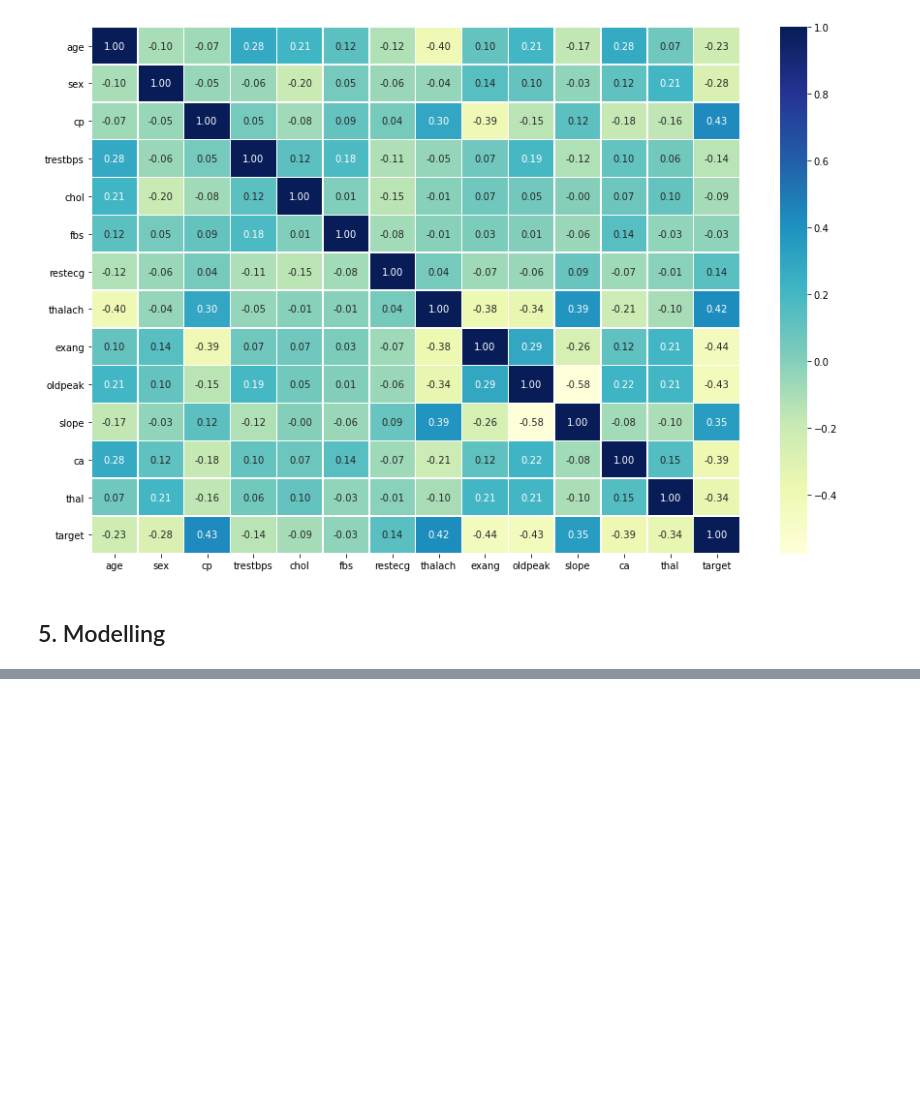
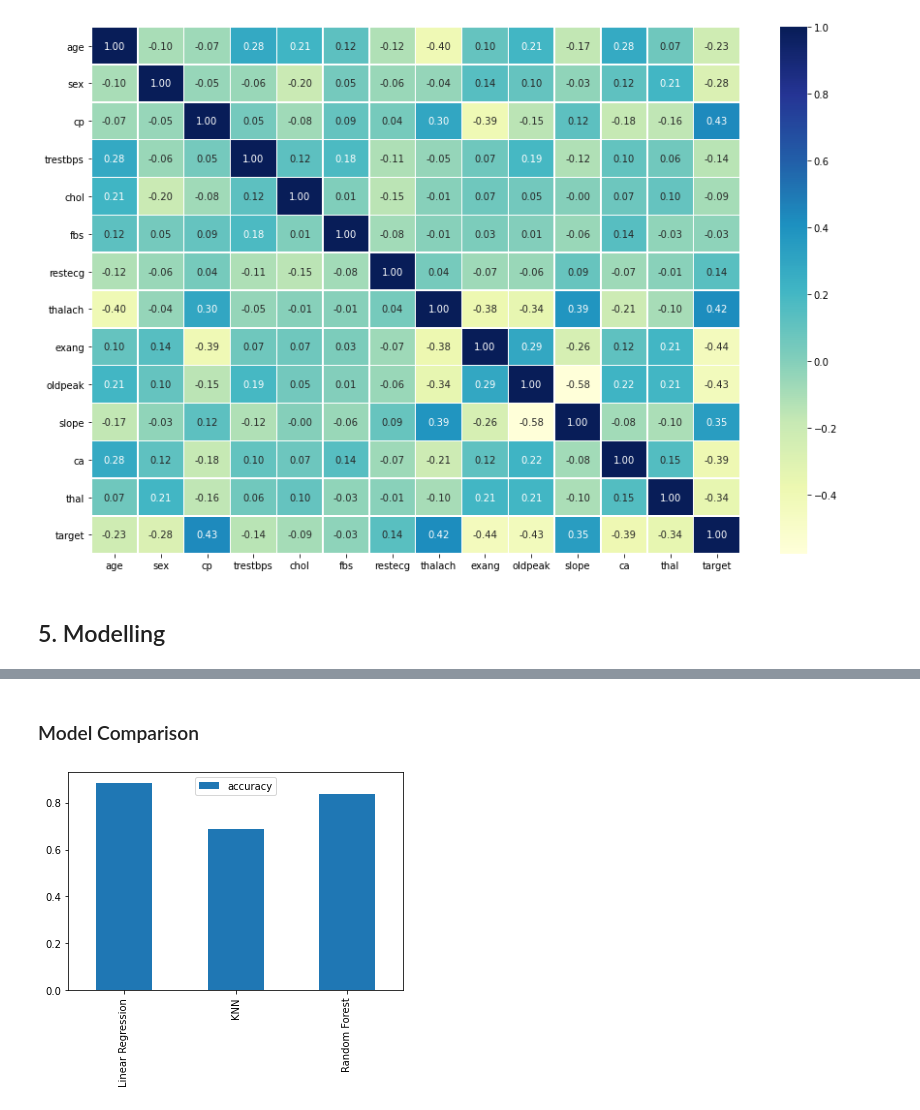
Before and after one commit to jaiswalakash170/heart_disease_classification, a Jupyter notebook: end-to-end-heart-disease-classification.ipynb, the cells around one changed output, grey strips where cells are left out. Drawn from its saved outputs; the diff is of its cells as text; code cells hidden in the pictures; blank space fills up the shorter version.

Commit message:
Commiting the notebook covering the modelling and tuning hyperparameter part of the project

```diff
--- a/end-to-end-heart-disease-classification.ipynb
+++ b/end-to-end-heart-disease-classification.ipynb
@@ -439,0 +479,7 @@ ax = sns.heatmap(corr_matrix,
+# %%
+# Split the data set into training and test sets
+np.random.seed(42)
+X_train, X_test, Y_train, Y_test = train_test_split(X, Y, test_size=0.2)
+
+# Check the training and testing data set
+X_train.head(), Y_train.head(), X_test.head(), Y_test.head()
@@ -439,0 +518,27 @@ ax = sns.heatmap(corr_matrix,
+# %%
+# Put models in a dictionary
+models = {"Linear Regression": LogisticRegression(),
+          "KNN": KNeighborsClassifier(),
+          "Random Forest": RandomForestClassifier()}
+
+# Create to function to fit and score model
+def fit_and_score(models, X_train, X_test, Y_train, Y_test):
+    # Set the random seed
+    np.random.seed(42)
+    # Make a dictionary to store model scores
+    model_scores = {}
+    # Loop through the models
+    for name, model in models.items():
+        # fit the model to the data
+        model.fit(X_train, Y_train)
+        # Evaluate the model and append it's score to model_scores
+        model_scores[name] = model.score(X_test, Y_test)
+    return model_scores
+# %%
+# Check the socres by calling the function
+model_scores = fit_and_score(models=models,
+                             X_train=X_train,
+                             X_test=X_test,
+                             Y_train=Y_train,
+                             Y_test=Y_test)
+model_scores
@@ -439,0 +556,9 @@ ax = sns.heatmap(corr_matrix,
+# %% [markdown]
+### Model Comparison
+# %%
+# Create a data frame from model scores dictionary
+model_compare = pd.DataFrame(model_scores, index=["accuracy"])
+# Create a bar plot
+model_compare.T.plot.bar();
+# %% [output]
+[figure, added]
```
Also changed, not shown: parts of 27 cells of this notebook.
